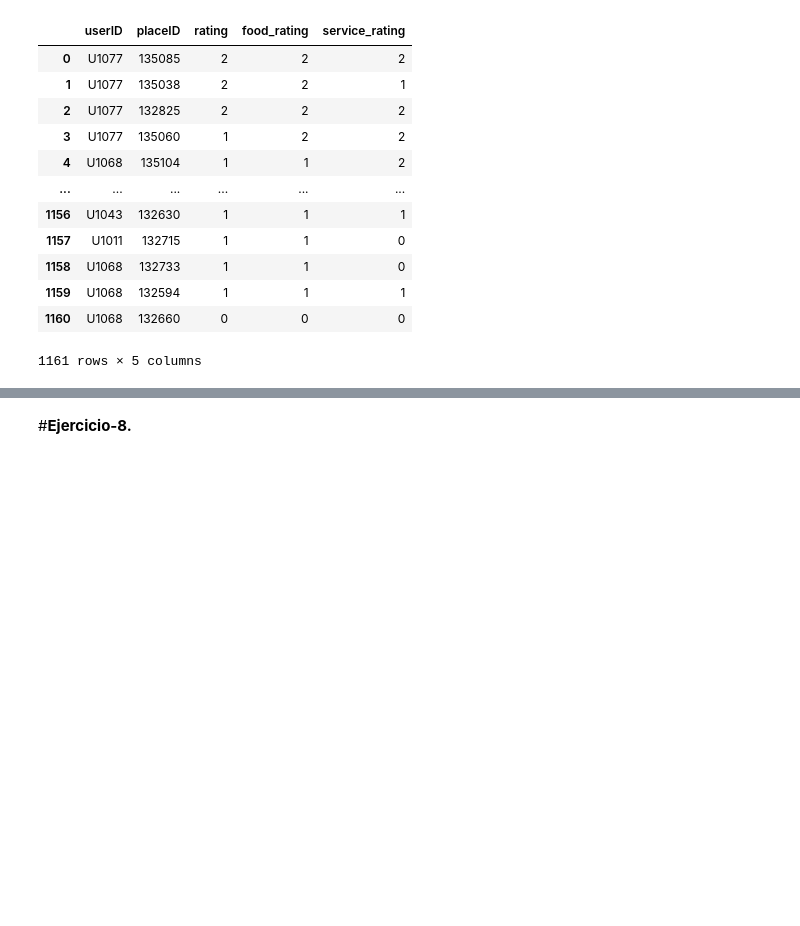
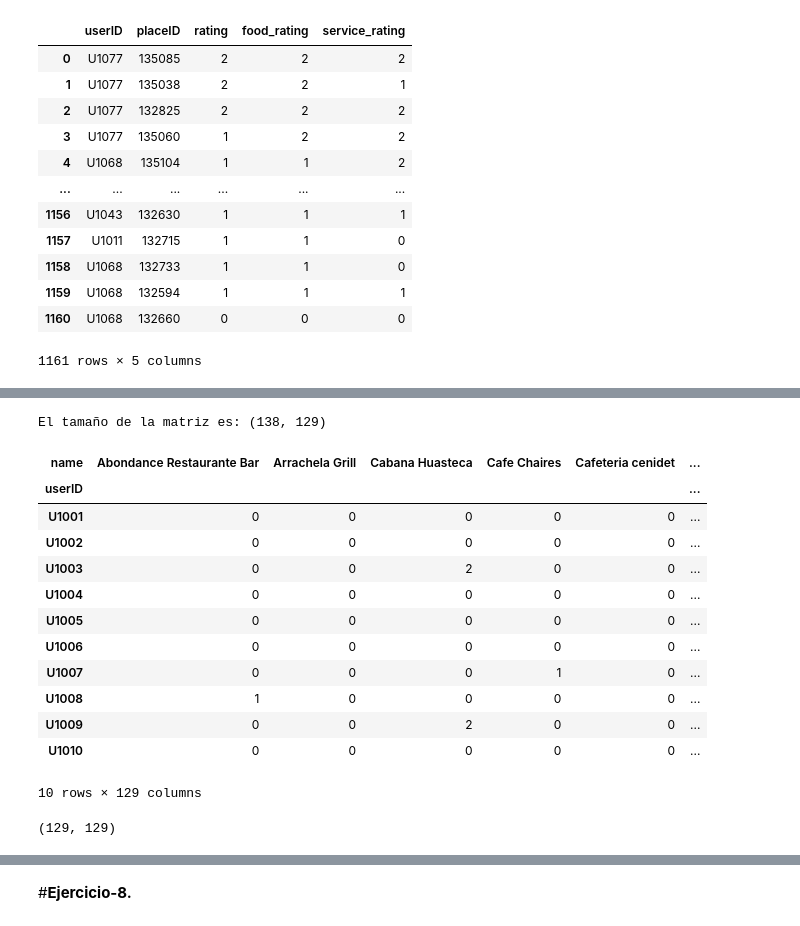
Before and after one commit to PosgradoMNA/iayaa-Equipo-25, a Jupyter notebook: MNA_IAyAA_semana_10_Actividad.ipynb, the cells around one changed output, grey strips where cells are left out. Cells and saved outputs as stored; diff of their text form; code cells hidden in the pictures; blank space fills up the shorter version.

```diff
--- a/MNA_IAyAA_semana_10_Actividad.ipynb
+++ b/MNA_IAyAA_semana_10_Actividad.ipynb
@@ -773,0 +405,38 @@ Cantidad de información simplificada con los primeros 50 vectores singulares:
+# %%
+rdf2 = pd.read_csv('content/rating_final.csv',sep=',', encoding_errors='ignore')
+gdf2 = pd.read_csv('content/geoplaces2.csv',sep=',', encoding_errors='ignore')
+
+dffood = pd.merge(rdf2, gdf2, on='placeID')
+dffood = dffood.pivot_table(values='food_rating', index='userID', columns='name', fill_value=0)
+
+print('El tamaño de la matriz es: {}'.format(dffood.shape))
+
+dffood.head(10)
+# %% [output]
+El tamaño de la matriz es: (138, 129)
+| name | Abondance Restaurante Bar | Arrachela Grill | Cabana Huasteca | Cafe Chaires | Cafeteria cenidet | ... |
+| userID |  |  |  |  |  | ... |
+| U1001 | 0 | 0 | 0 | 0 | 0 | ... |
+| U1002 | 0 | 0 | 0 | 0 | 0 | ... |
+| U1003 | 0 | 0 | 2 | 0 | 0 | ... |
+| U1004 | 0 | 0 | 0 | 0 | 0 | ... |
+| U1005 | 0 | 0 | 0 | 0 | 0 | ... |
+| U1006 | 0 | 0 | 0 | 0 | 0 | ... |
+| U1007 | 0 | 0 | 0 | 1 | 0 | ... |
+| U1008 | 1 | 0 | 0 | 0 | 0 | ... |
+| U1009 | 0 | 0 | 2 | 0 | 0 | ... |
+| U1010 | 0 | 0 | 0 | 0 | 0 | ... |
+10 rows × 129 columns
+# %%
+X_food = dffood.T
+X_food.shape
+
+#Utilizando todos los componentes
+num_svw = 137
+
+SVD_rating = TruncatedSVD(n_components=num_svw, random_state=1)
+
+resultant_matrix_food = SVD_rating.fit_transform(X_food)
+resultant_matrix_food.shape
+# %% [output]
+(129, 129)
```
Also changed, not shown: parts of 60 cells of this notebook, 1 other file.
